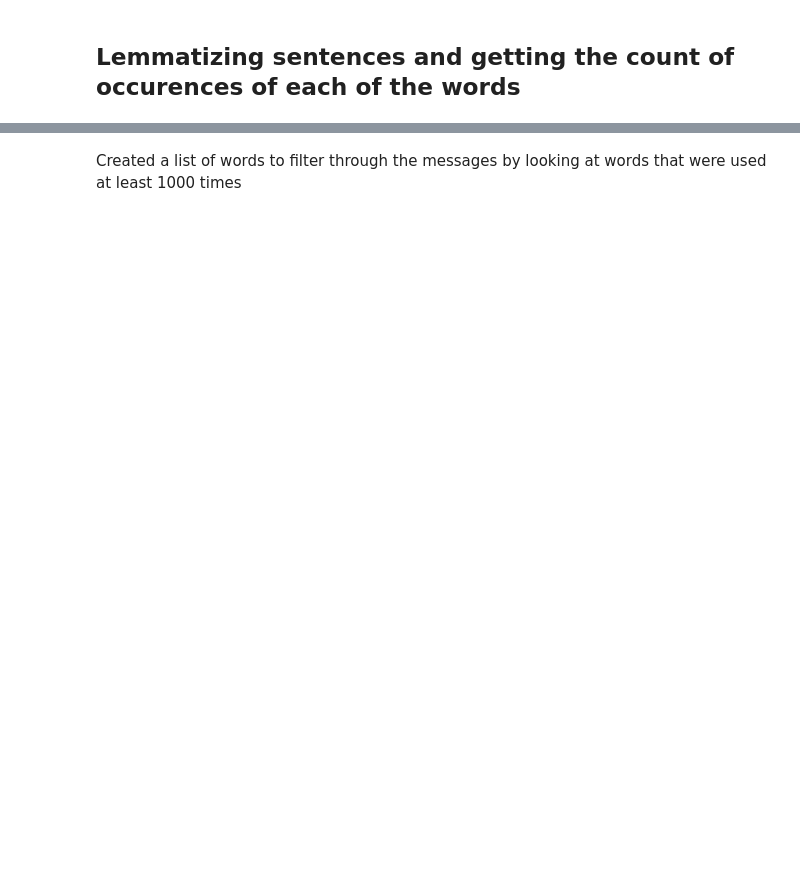
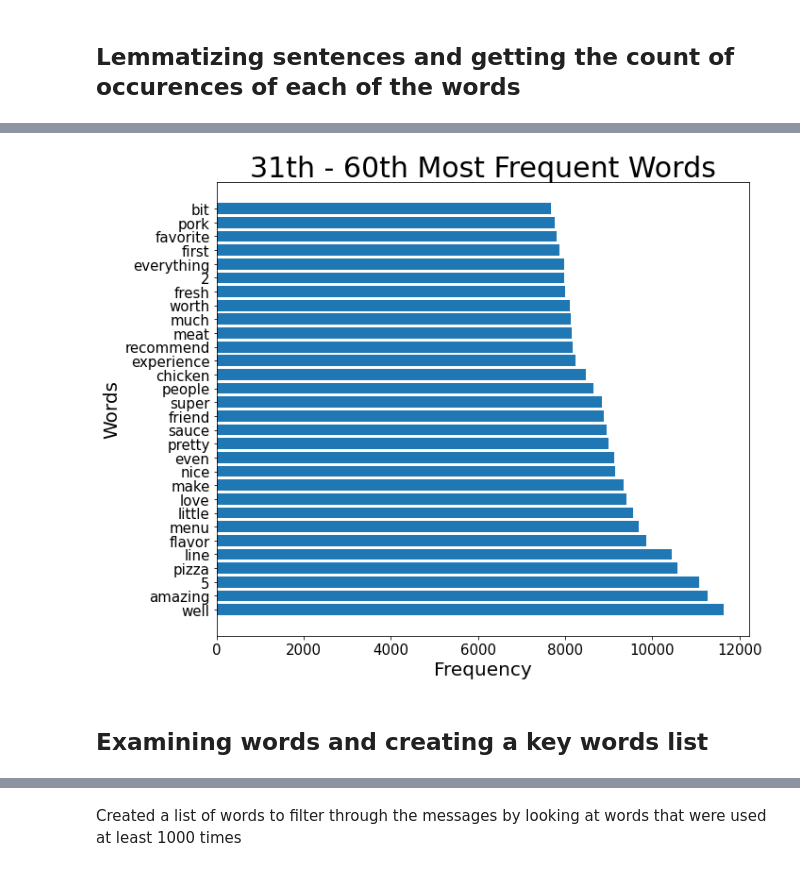
Before and after one commit to Injungahn/Yelp-Review-Categorizer, a Jupyter notebook: code/03_Sentence_Classification.ipynb, the cells around one changed output, grey strips where cells are left out. Saved outputs shown, nothing was run; the diff lists cells and outputs as text; code cells hidden in the pictures; blank space fills up the shorter version.

```diff
--- a/code/03_Sentence_Classification.ipynb
+++ b/code/03_Sentence_Classification.ipynb
@@ -87,3 +151,10 @@ def barchart_of_words(counts, words, title, ):
+# %%
+barchart_of_words(word_count_greater_than_1000[30:60], word_count_greater_than_1000[30:60].index,
+                  '31th - 60th Most Frequent Words')
+# %% [output]
+[figure, added]
+# %% [markdown]
+## Examining words and creating a key words list
 # %%
 for idx, value in zip(word_count_greater_than_1000[600:].index, word_count_greater_than_1000[600:]):
     print(idx, value)
```
Also changed, not shown: parts of 25 cells of this notebook, 2 other files.
